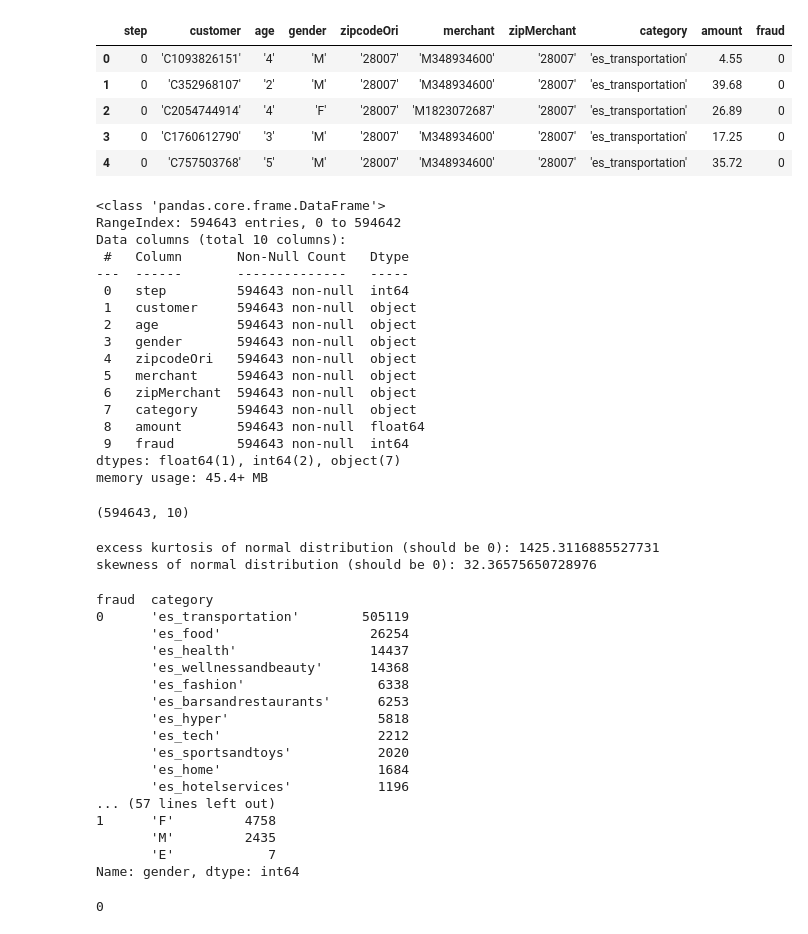
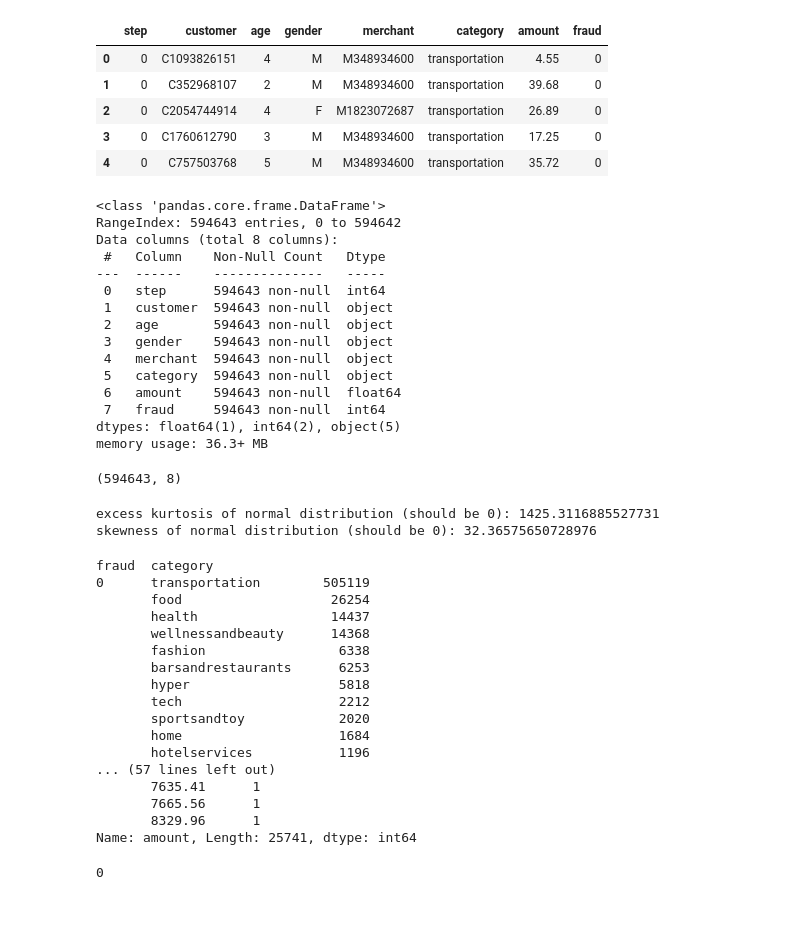
Before and after one commit to IanMMuldoon/FinFraud, a Jupyter notebook: fin.ipynb, the cells around one changed output. Saved outputs shown, nothing was run; the diff lists cells and outputs as text; code cells hidden in the pictures.

```diff
--- a/fin.ipynb
+++ b/fin.ipynb
@@ -3,36 +3,34 @@ from IPython.core.interactiveshell import InteractiveShell
 InteractiveShell.ast_node_interactivity = "all"
 # %%
 import pandas as pd
-df = pd.read_csv("data/bs.csv")
+df = pd.read_csv("data/bs_clean.csv")
 #df = df[~df.category.isin(["'es_transportation'", "'es_food'", "'es_contents'"])]
 df.head()
 df.info()
 df.shape
 # %% [output]
-|  | step | customer | age | gender | zipcodeOri | merchant | zipMerchant | category | amount | fraud |
-| 0 | 0 | 'C1093826151' | '4' | 'M' | '28007' | 'M348934600' | '28007' | 'es_transportation' | 4.55 | 0 |
-| 1 | 0 | 'C352968107' | '2' | 'M' | '28007' | 'M348934600' | '28007' | 'es_transportation' | 39.68 | 0 |
-| 2 | 0 | 'C2054744914' | '4' | 'F' | '28007' | 'M1823072687' | '28007' | 'es_transportation' | 26.89 | 0 |
-| 3 | 0 | 'C1760612790' | '3' | 'M' | '28007' | 'M348934600' | '28007' | 'es_transportation' | 17.25 | 0 |
-| 4 | 0 | 'C757503768' | '5' | 'M' | '28007' | 'M348934600' | '28007' | 'es_transportation' | 35.72 | 0 |
+|  | step | customer | age | gender | merchant | category | amount | fraud |
+| 0 | 0 | C1093826151 | 4 | M | M348934600 | transportation | 4.55 | 0 |
+| 1 | 0 | C352968107 | 2 | M | M348934600 | transportation | 39.68 | 0 |
+| 2 | 0 | C2054744914 | 4 | F | M1823072687 | transportation | 26.89 | 0 |
+| 3 | 0 | C1760612790 | 3 | M | M348934600 | transportation | 17.25 | 0 |
+| 4 | 0 | C757503768 | 5 | M | M348934600 | transportation | 35.72 | 0 |
 <class 'pandas.core.frame.DataFrame'>
 RangeIndex: 594643 entries, 0 to 594642
-Data columns (total 10 columns):
- #   Column       Non-Null Count   Dtype
----  ------       --------------   -----
- 0   step         594643 non-null  int64
- 1   customer     594643 non-null  object
- 2   age          594643 non-null  object
- 3   gender       594643 non-null  object
- 4   zipcodeOri   594643 non-null  object
- 5   merchant     594643 non-null  object
- 6   zipMerchant  594643 non-null  object
- 7   category     594643 non-null  object
- 8   amount       594643 non-null  float64
- 9   fraud        594643 non-null  int64
-dtypes: float64(1), int64(2), object(7)
-memory usage: 45.4+ MB
+Data columns (total 8 columns):
+ #   Column    Non-Null Count   Dtype
+---  ------    --------------   -----
+ 0   step      594643 non-null  int64
+ 1   customer  594643 non-null  object
+ 2   age       594643 non-null  object
+ 3   gender    594643 non-null  object
+ 4   merchant  594643 non-null  object
+ 5   category  594643 non-null  object
+ 6   amount    594643 non-null  float64
+ 7   fraud     594643 non-null  int64
+dtypes: float64(1), int64(2), object(5)
+memory usage: 36.3+ MB
-(594643, 10)
+(594643, 8)
 # %%
 from scipy.stats import kurtosis, skew
 
@@ -48,22 +46,22 @@ for field in fields:
     print(df.groupby("fraud")[field].value_counts())
 # %% [output]
 fraud  category
-0      'es_transportation'        505119
-       'es_food'                   26254
-       'es_health'                 14437
-       'es_wellnessandbeauty'      14368
-       'es_fashion'                 6338
-       'es_barsandrestaurants'      6253
-       'es_hyper'                   5818
-       'es_tech'                    2212
-       'es_sportsandtoys'           2020
-       'es_home'                    1684
-       'es_hotelservices'           1196
+0      transportation        505119
+       food                   26254
+       health                 14437
+       wellnessandbeauty      14368
+       fashion                 6338
+       barsandrestaurants      6253
+       hyper                   5818
+       tech                    2212
+       sportsandtoy            2020
+       home                    1684
+       hotelservices           1196
 ... (57 lines left out)
-1      'F'         4758
-       'M'         2435
-       'E'            7
-Name: gender, dtype: int64
+       7635.41      1
+       7665.56      1
+       8329.96      1
+Name: amount, Length: 25741, dtype: int64
 # %%
 df.step.min()
 df.step.max()
```
Also changed, not shown: parts of 7 cells of this notebook, 1 other file.
